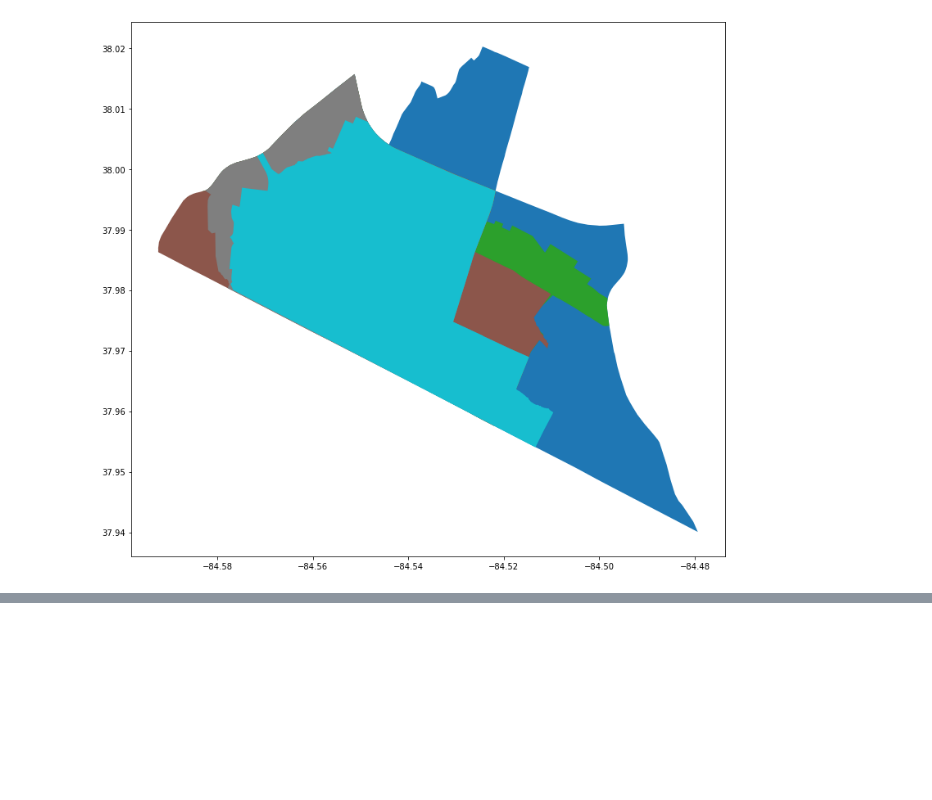
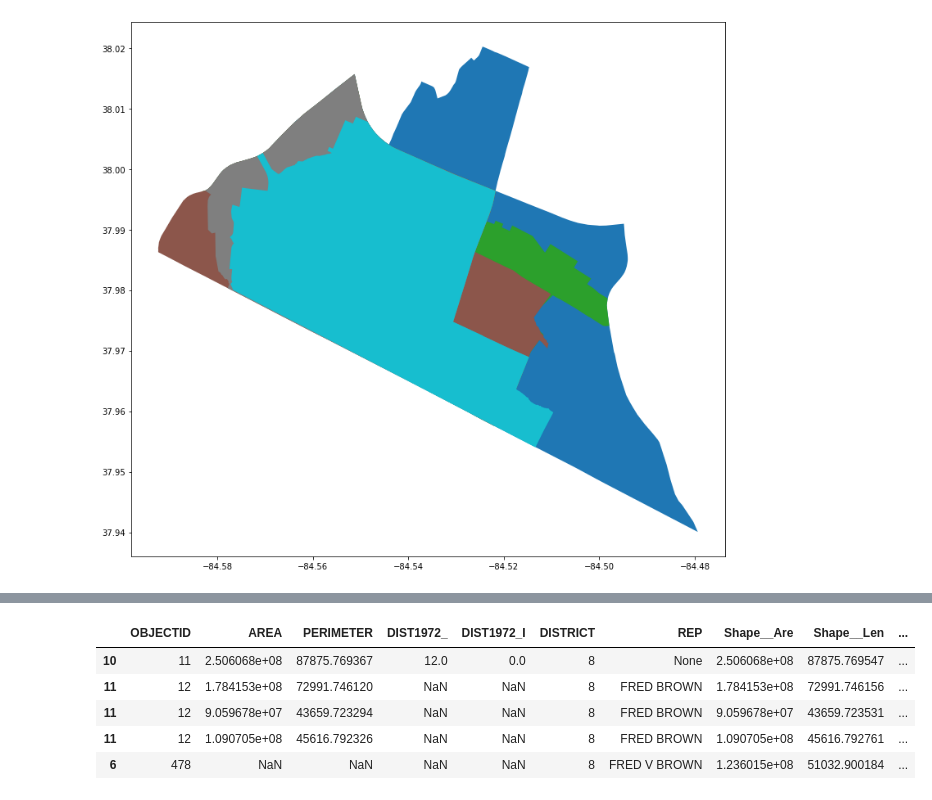
Before and after one commit to RealCaddish/lexington_districts, a Jupyter notebook: lexDistricts.ipynb, the cells around one changed output, grey strips where cells are left out. Cells and saved outputs as stored; diff of their text form; code cells hidden in the pictures; blank space fills up the shorter version.

```diff
--- a/lexDistricts.ipynb
+++ b/lexDistricts.ipynb
@@ -552,0 +578,11 @@ district9.to_file('data/clean_data/district_9_historic_districts')
+# %%
+district8 = district_merge3[district_merge3['DISTRICT'] == 8 ]
+# %%
+district8.head()
+# %% [output]
+|  | OBJECTID | AREA | PERIMETER | DIST1972_ | DIST1972_I | DISTRICT | REP | Shape__Are | Shape__Len | ... |
+| 10 | 11 | 2.506068e+08 | 87875.769367 | 12.0 | 0.0 | 8 | None | 2.506068e+08 | 87875.769547 | ... |
+| 11 | 12 | 1.784153e+08 | 72991.746120 | NaN | NaN | 8 | FRED BROWN | 1.784153e+08 | 72991.746156 | ... |
+| 11 | 12 | 9.059678e+07 | 43659.723294 | NaN | NaN | 8 | FRED BROWN | 9.059678e+07 | 43659.723531 | ... |
+| 11 | 12 | 1.090705e+08 | 45616.792326 | NaN | NaN | 8 | FRED BROWN | 1.090705e+08 | 45616.792761 | ... |
+| 6 | 478 | NaN | NaN | NaN | NaN | 8 | FRED V BROWN | 1.236015e+08 | 51032.900184 | ... |
```
Also changed, not shown: parts of 7 cells of this notebook, 28 other files.
